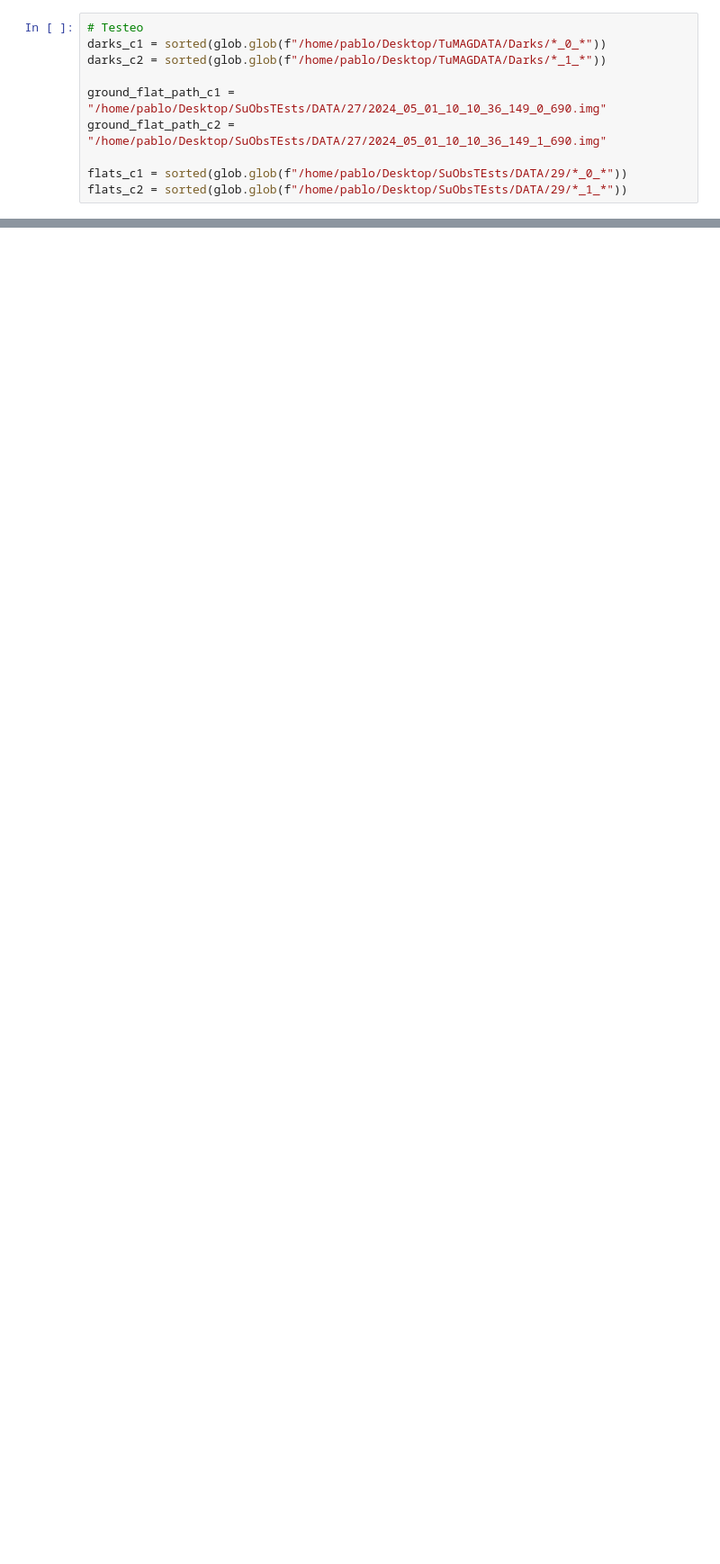
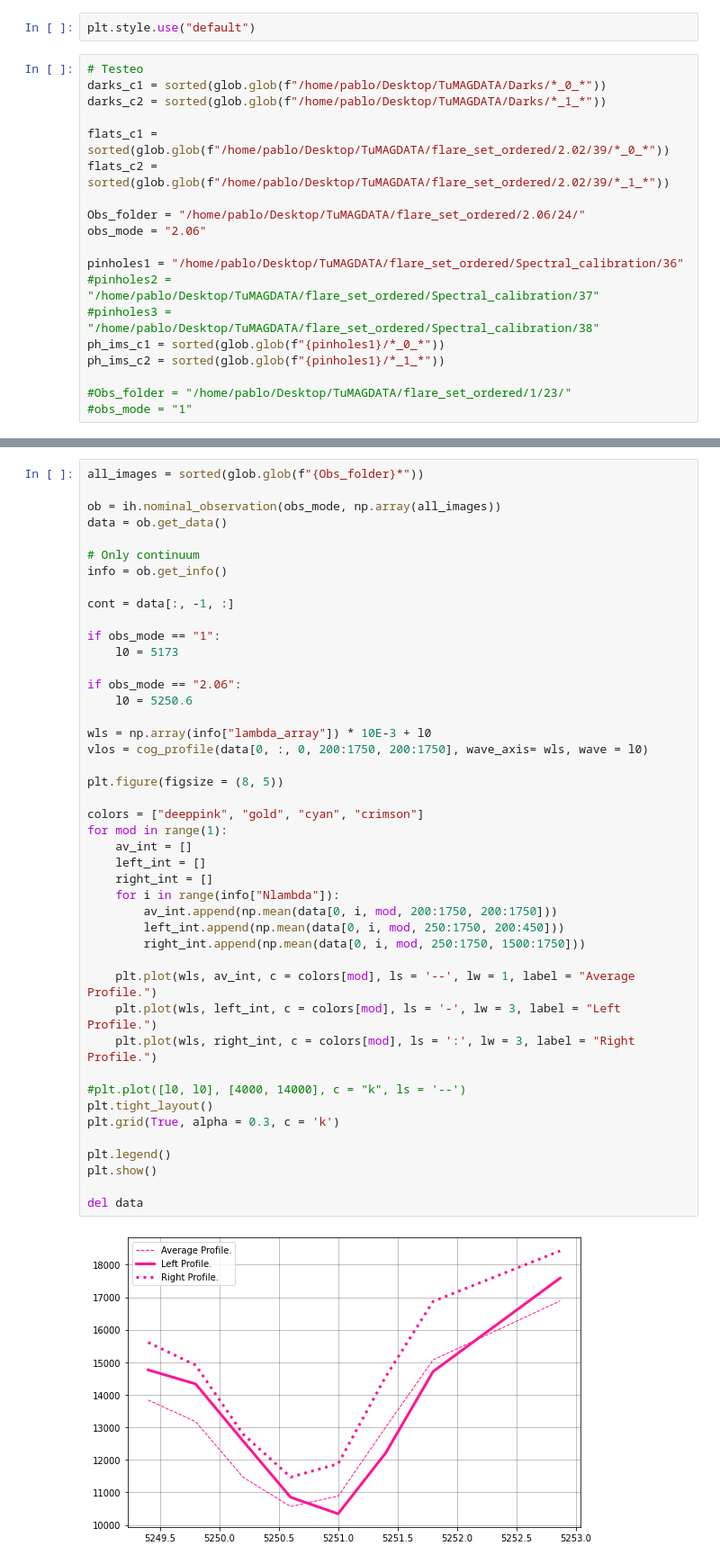
Before and after one commit to PabloSGN/TuMags_Reduction_Pipeline, a Jupyter notebook: reduction_jupyter.ipynb, the cells around one changed output, grey strips where cells are left out. Shown at 90% size. Saved outputs shown, nothing was run; the diff lists cells and outputs as text; blank space fills up the shorter version.

```diff
--- a/reduction_jupyter.ipynb
+++ b/reduction_jupyter.ipynb
@@ -17,10 +18,21 @@ from demodulation import demodulate
+# %%
+plt.style.use("default")
 # %%
 # Testeo
 darks_c1 = sorted(glob.glob(f"/home/pablo/Desktop/TuMAGDATA/Darks/*_0_*"))
 darks_c2 = sorted(glob.glob(f"/home/pablo/Desktop/TuMAGDATA/Darks/*_1_*"))
 
-ground_flat_path_c1 = "/home/pablo/Desktop/SuObsTEsts/DATA/27/2024_05_01_10_10_36_149_0_690.img"
-ground_flat_path_c2 = "/home/pablo/Desktop/SuObsTEsts/DATA/27/2024_05_01_10_10_36_149_1_690.img"
+flats_c1 = sorted(glob.glob(f"/home/pablo/Desktop/TuMAGDATA/flare_set_ordered/2.02/39/*_0_*"))
+flats_c2 = sorted(glob.glob(f"/home/pablo/Desktop/TuMAGDATA/flare_set_ordered/2.02/39/*_1_*"))
 
-flats_c1 = sorted(glob.glob(f"/home/pablo/Desktop/SuObsTEsts/DATA/29/*_0_*"))
-flats_c2 = sorted(glob.glob(f"/home/pablo/Desktop/SuObsTEsts/DATA/29/*_1_*"))
+Obs_folder = "/home/pablo/Desktop/TuMAGDATA/flare_set_ordered/2.06/24/"
+obs_mode = "2.06"
+
+pinholes1 = "/home/pablo/Desktop/TuMAGDATA/flare_set_ordered/Spectral_calibration/36"
+#pinholes2 = "/home/pablo/Desktop/TuMAGDATA/flare_set_ordered/Spectral_calibration/37"
+#pinholes3 = "/home/pablo/Desktop/TuMAGDATA/flare_set_ordered/Spectral_calibration/38"
+ph_ims_c1 = sorted(glob.glob(f"{pinholes1}/*_0_*"))
+ph_ims_c2 = sorted(glob.glob(f"{pinholes1}/*_1_*"))
+
+#Obs_folder = "/home/pablo/Desktop/TuMAGDATA/flare_set_ordered/1/23/"
+#obs_mode = "1"
@@ -63,0 +39,46 @@ ff = compute_master_flat_field(flats_c1, flats_c2, np.zeros((2, 2016, 2016)), fs
+# %%
+all_images = sorted(glob.glob(f"{Obs_folder}*"))
+
+ob = ih.nominal_observation(obs_mode, np.array(all_images))
+data = ob.get_data()
+
+# Only continuum
+info = ob.get_info()
+
+cont = data[:, -1, :]
+
+if obs_mode == "1":
+    l0 = 5173
+
+if obs_mode == "2.06":
+    l0 = 5250.6
+
+wls = np.array(info["lambda_array"]) * 10E-3 + l0
+vlos = cog_profile(data[0, :, 0, 200:1750, 200:1750], wave_axis= wls, wave = l0)
+
+plt.figure(figsize = (8, 5))
+
+colors = ["deeppink", "gold", "cyan", "crimson"]
+for mod in range(1):
+    av_int = []
+    left_int = []
+    right_int = []
+    for i in range(info["Nlambda"]):
+        av_int.append(np.mean(data[0, i, mod, 200:1750, 200:1750]))
+        left_int.append(np.mean(data[0, i, mod, 250:1750, 200:450]))
+        right_int.append(np.mean(data[0, i, mod, 250:1750, 1500:1750]))
+
+    plt.plot(wls, av_int, c = colors[mod], ls = '--', lw = 1, label = "Average Profile.")
+    plt.plot(wls, left_int, c = colors[mod], ls = '-', lw = 3, label = "Left Profile.")
+    plt.plot(wls, right_int, c = colors[mod], ls = ':', lw = 3, label = "Right Profile.")
+
+#plt.plot([l0, l0], [4000, 14000], c = "k", ls = '--')
+plt.tight_layout()
+plt.grid(True, alpha = 0.3, c = 'k')
+
+plt.legend()
+plt.show()
+
+del data
+# %% [output]
+[figure, added]
```
Also changed, not shown: parts of 12 cells of this notebook, 10 other files.
